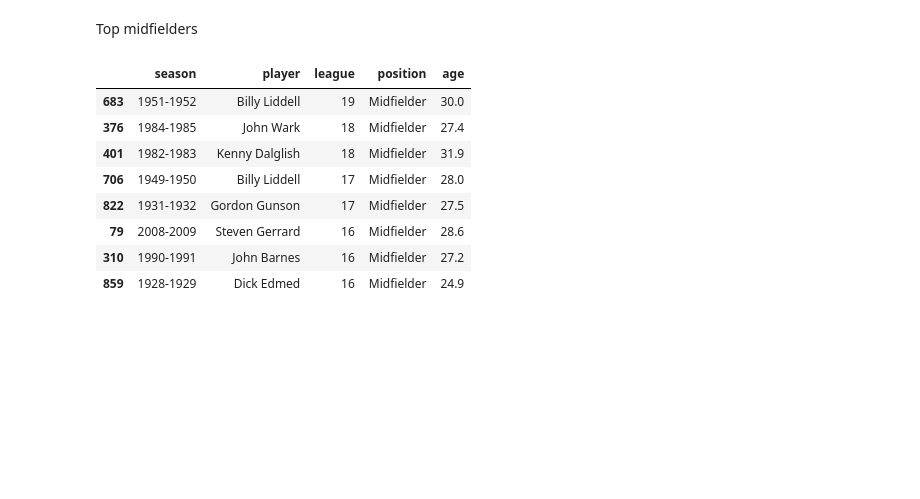
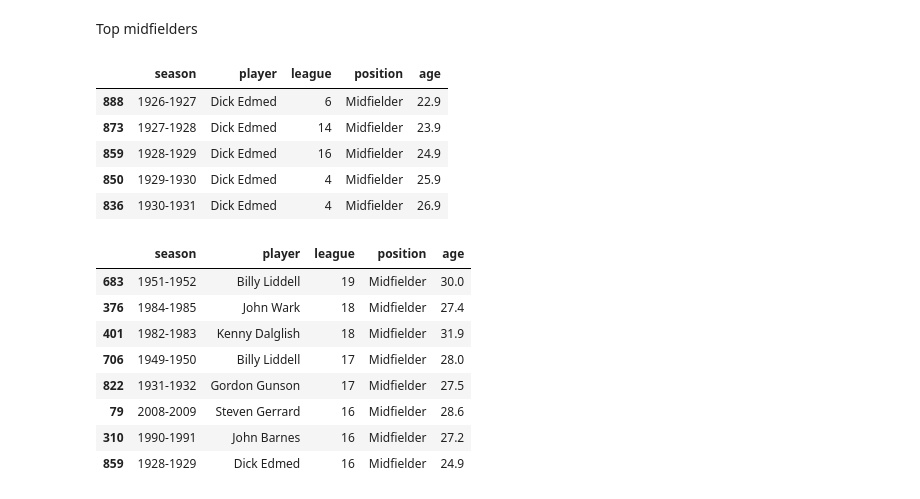
Before and after one commit to terrydolan/lfcgm, a Jupyter notebook: lfcgm.ipynb, the cells around one changed output. Cells and saved outputs as stored; diff of their text form; code cells hidden in the pictures; blank space fills up the shorter version.

```diff
--- a/lfcgm.ipynb
+++ b/lfcgm.ipynb
@@ -600,5 +600,14 @@ ggplot_age_vs_lgoals(dflfc_scorers_tl_pos_age, list(players))
 # %% [markdown]
 Top midfielders
+# %%
+dflfc_scorers_tl_pos_age[(dflfc_scorers_tl_pos_age.player == 'Dick Edmed')].sort_values('season')
+# %% [output]
+|  | season | player | league | position | age |
+| 888 | 1926-1927 | Dick Edmed | 6 | Midfielder | 22.9 |
+| 873 | 1927-1928 | Dick Edmed | 14 | Midfielder | 23.9 |
+| 859 | 1928-1929 | Dick Edmed | 16 | Midfielder | 24.9 |
+| 850 | 1929-1930 | Dick Edmed | 4 | Midfielder | 25.9 |
+| 836 | 1930-1931 | Dick Edmed | 4 | Midfielder | 26.9 |
 # %%
 # show midfielders who have scored more than 15 goals
 df_mids = dflfc_scorers_tl_pos_age[(dflfc_scorers_tl_pos_age.position == 'Midfielder') &
```
Also changed, not shown: parts of 22 cells of this notebook, 1 other file.
